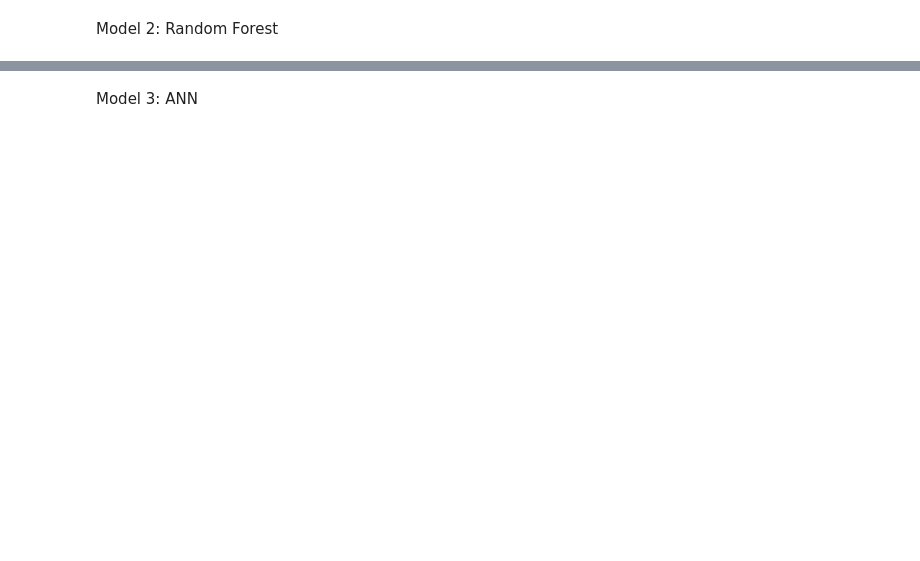
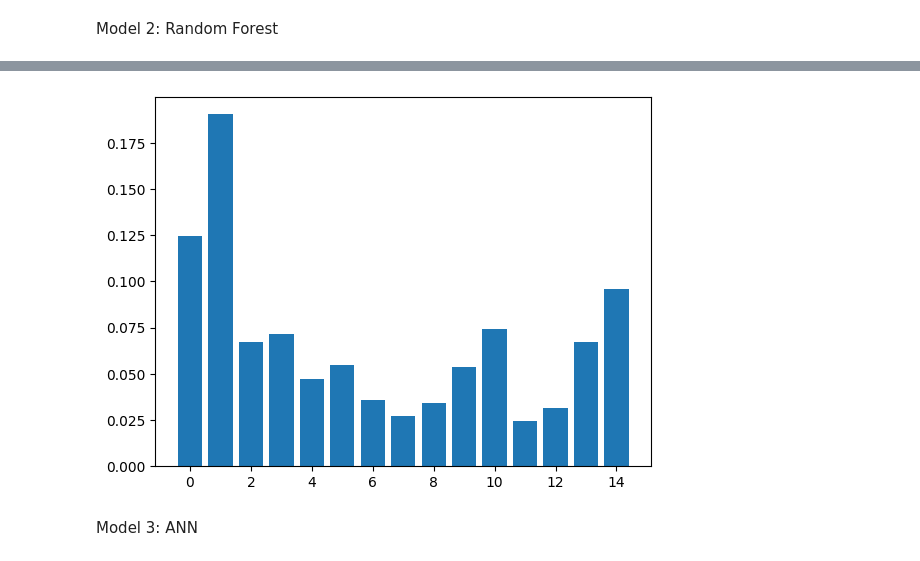
Before and after one commit to FatimaHubail/ML_Project, a Jupyter notebook: Project.ipynb, the cells around one changed output, grey strips where cells are left out. Saved outputs shown, nothing was run; the diff lists cells and outputs as text; code cells hidden in the pictures; blank space fills up the shorter version.

```diff
--- a/Project.ipynb
+++ b/Project.ipynb
@@ -213,3 +225,10 @@ MemoryError: Unable to allocate 7.41 GiB for an array with shape (90042, 11047)
+# %%
+import matplotlib.pyplot as plt
+feature_importances = random_forest.feature_importances_
+plt.bar(range(len(feature_importances)), feature_importances)
+plt.show()
+# %% [output]
+[figure, added]
 # %% [markdown]
 Model 3: ANN
 # %%
```
Also changed, not shown: parts of 4 cells of this notebook, 1 other file.
